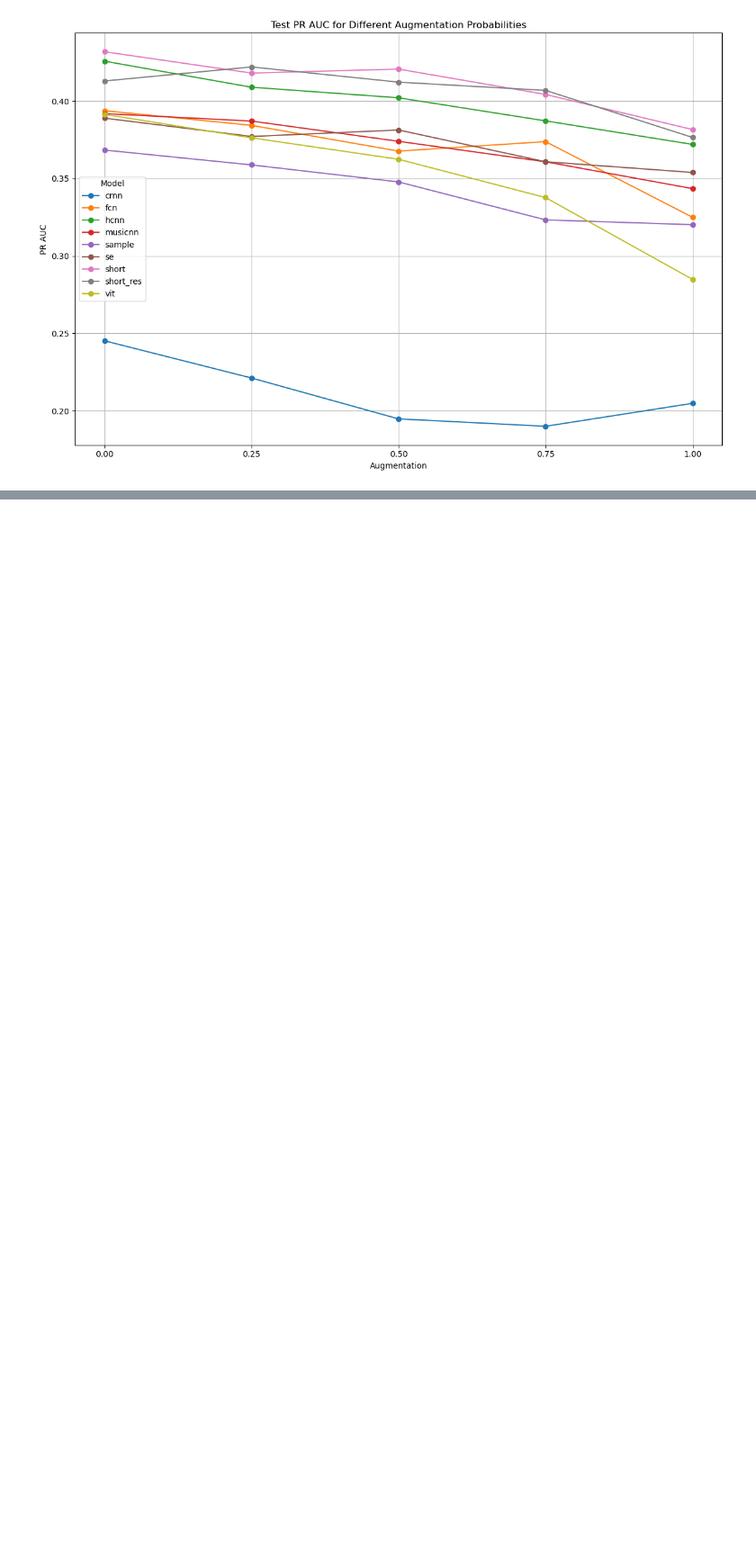
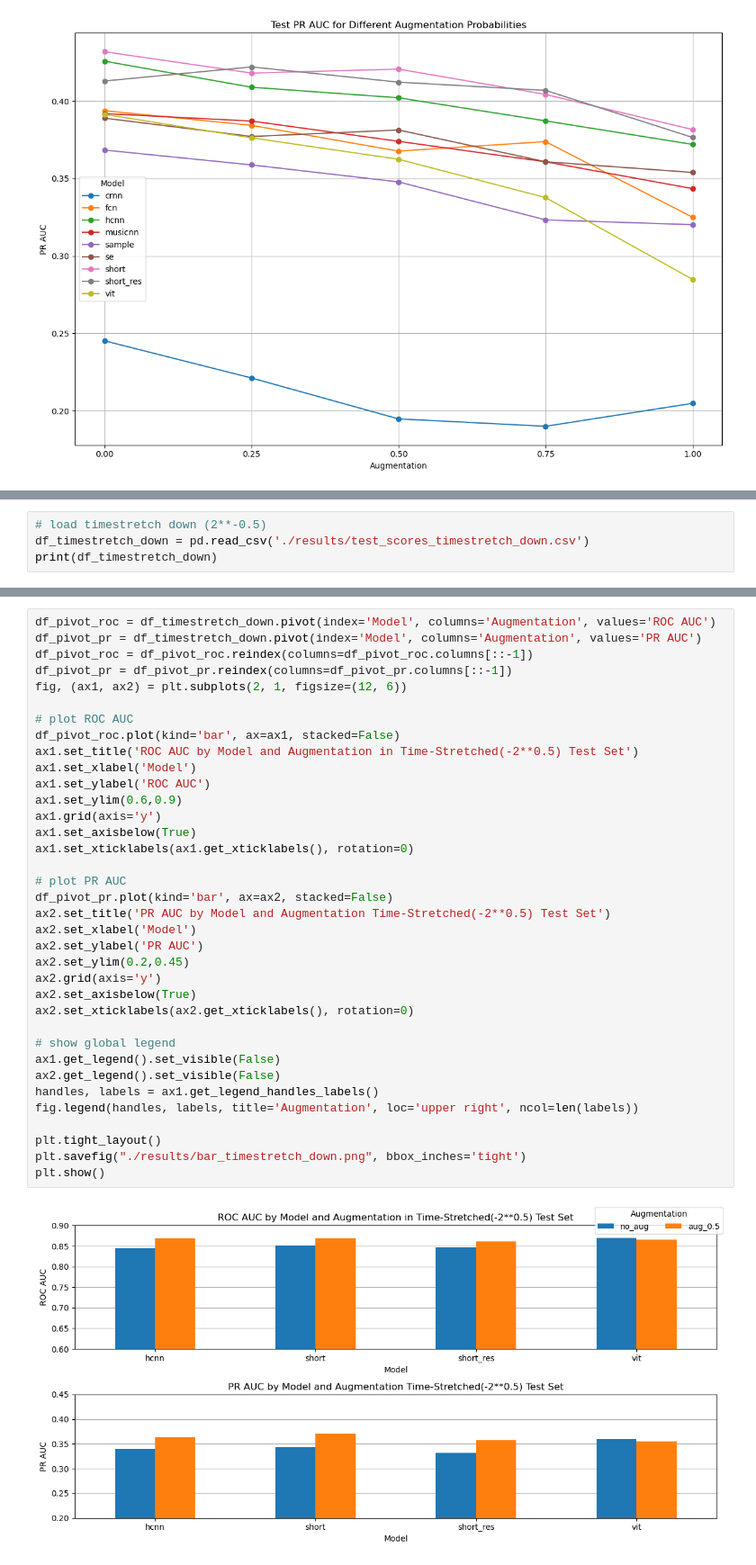
Before and after one commit to Proto007/DL-Final, a Jupyter notebook: report.ipynb, the cells around one changed output, grey strips where cells are left out. Shown at 90% size. Cells and saved outputs as stored; diff of their text form; blank space fills up the shorter version.

```diff
--- a/report.ipynb
+++ b/report.ipynb
@@ -161,0 +493,4 @@ plt.show()
+# %%
+# load timestretch down (2**-0.5)
+df_timestretch_down = pd.read_csv('./results/test_scores_timestretch_down.csv')
+print(df_timestretch_down)
@@ -161,0 +507,38 @@ plt.show()
+# %%
+df_pivot_roc = df_timestretch_down.pivot(index='Model', columns='Augmentation', values='ROC AUC')
+df_pivot_pr = df_timestretch_down.pivot(index='Model', columns='Augmentation', values='PR AUC')
+df_pivot_roc = df_pivot_roc.reindex(columns=df_pivot_roc.columns[::-1])
+df_pivot_pr = df_pivot_pr.reindex(columns=df_pivot_pr.columns[::-1])
+fig, (ax1, ax2) = plt.subplots(2, 1, figsize=(12, 6))
+
+# plot ROC AUC
+df_pivot_roc.plot(kind='bar', ax=ax1, stacked=False)
+ax1.set_title('ROC AUC by Model and Augmentation in Time-Stretched(-2**0.5) Test Set')
+ax1.set_xlabel('Model')
+ax1.set_ylabel('ROC AUC')
+ax1.set_ylim(0.6,0.9)
+ax1.grid(axis='y')
+ax1.set_axisbelow(True)
+ax1.set_xticklabels(ax1.get_xticklabels(), rotation=0)
+
+# plot PR AUC
+df_pivot_pr.plot(kind='bar', ax=ax2, stacked=False)
+ax2.set_title('PR AUC by Model and Augmentation Time-Stretched(-2**0.5) Test Set')
+ax2.set_xlabel('Model')
+ax2.set_ylabel('PR AUC')
+ax2.set_ylim(0.2,0.45)
+ax2.grid(axis='y')
+ax2.set_axisbelow(True)
+ax2.set_xticklabels(ax2.get_xticklabels(), rotation=0)
+
+# show global legend
+ax1.get_legend().set_visible(False)
+ax2.get_legend().set_visible(False)
+handles, labels = ax1.get_legend_handles_labels()
+fig.legend(handles, labels, title='Augmentation', loc='upper right', ncol=len(labels))
+
+plt.tight_layout()
+plt.savefig("./results/bar_timestretch_down.png", bbox_inches='tight')
+plt.show()
+# %% [output]
+[figure, added]
```
Also changed, not shown: parts of 40 cells of this notebook, 19 other files.
